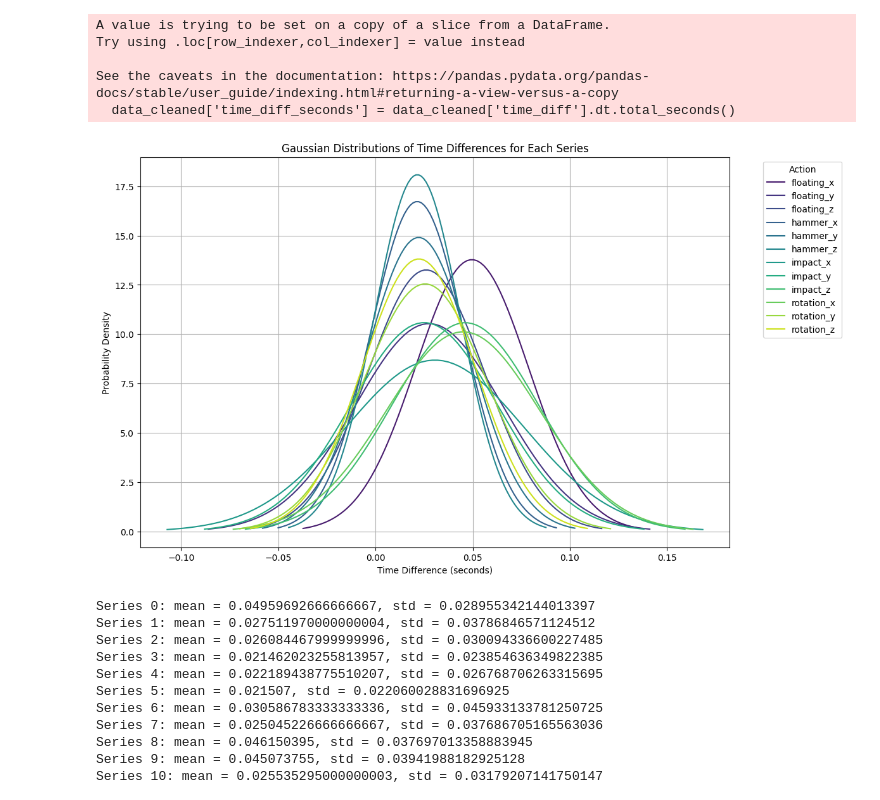
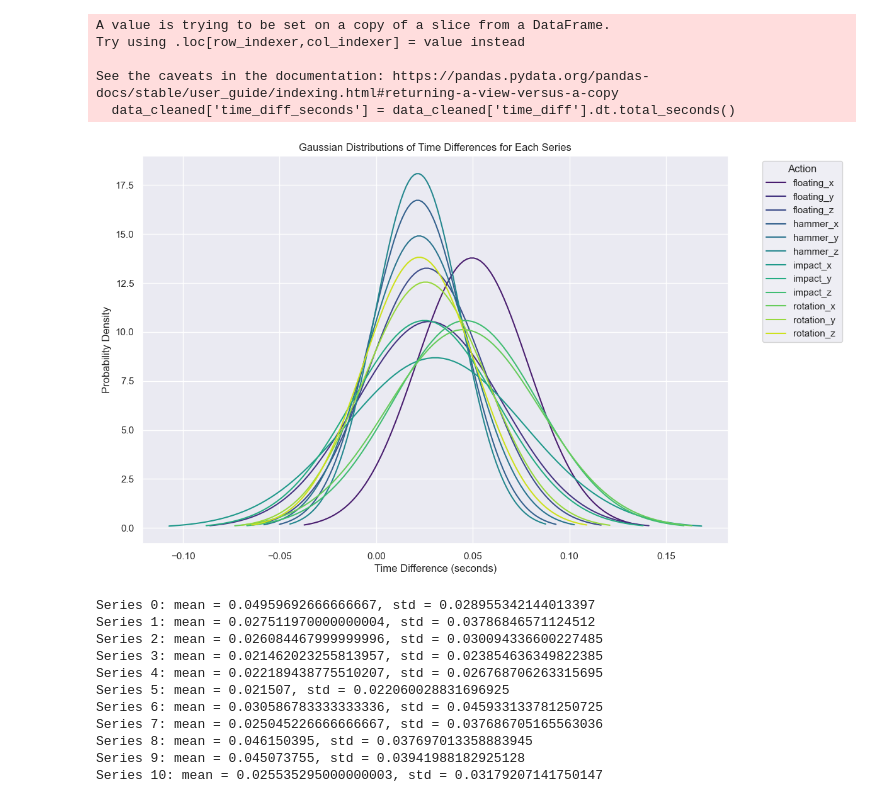
Before and after one commit to PeriniM/SmartApple-Thesis, a Jupyter notebook: data-analysis/actions_analysis.ipynb, the cells around one changed output. Saved outputs shown, nothing was run; the diff lists cells and outputs as text; code cells hidden in the pictures.

```diff
--- a/data-analysis/actions_analysis.ipynb
+++ b/data-analysis/actions_analysis.ipynb
@@ -5,6 +5,8 @@ import pandas as pd
 import numpy as np
 import math
 from numpy.fft import fft, fftfreq
+from scipy import stats
+sns.set()
 # %%
 # Load the dataset
 file_path = "acquisitions/synthetic_test/processed/processed_all_actions.csv"
@@ -55,35 +122,36 @@ palette = sns.color_palette('viridis', n_colors=len(data_cleaned['series_id'].un
 
 # Plotting Gaussian distributions with the same colors as the histogram
 plt.figure(figsize=(12, 8))
 
 # Generating Gaussian plots for each series
 for idx, series_id in enumerate(sorted(data_cleaned['series_id'].unique())):
     # Selecting the series
     series_data = data_cleaned[data_cleaned['series_id'] == series_id]['time_diff_seconds']
 
     # Calculating mean and standard deviation
     mean = series_data.mean()
     std = series_data.std()
 
     # Generating points for the Gaussian curve
     x = np.linspace(mean - 3*std, mean + 3*std, 100)
     y = (1 / (std * np.sqrt(2 * np.pi))) * np.exp(-0.5 * ((x - mean) / std) ** 2)
 
     # Plotting with action name in the label
     action_name = action_mapping.get(series_id, 'Unknown')
     plt.plot(x, y, label=f'{action_name}', color=palette[idx])
 
 # Adding title, labels, and legend
 plt.title('Gaussian Distributions of Time Differences for Each Series')
 plt.xlabel('Time Difference (seconds)')
 plt.ylabel('Probability Density')
 plt.legend(title='Action', bbox_to_anchor=(1.05, 1), loc='upper left')
 plt.grid(True)
-
+# show bar on top of grid
+plt.gca().set_axisbelow(True)
 # Show plot
 plt.show()
 # %% [output]
-[figure, old version]
+[figure, new version]
 # %%
 # print the mean and standard deviation of the time differences for each series
 series_mean = []
```
Also changed, not shown: parts of 13 cells of this notebook, 1 other file.
